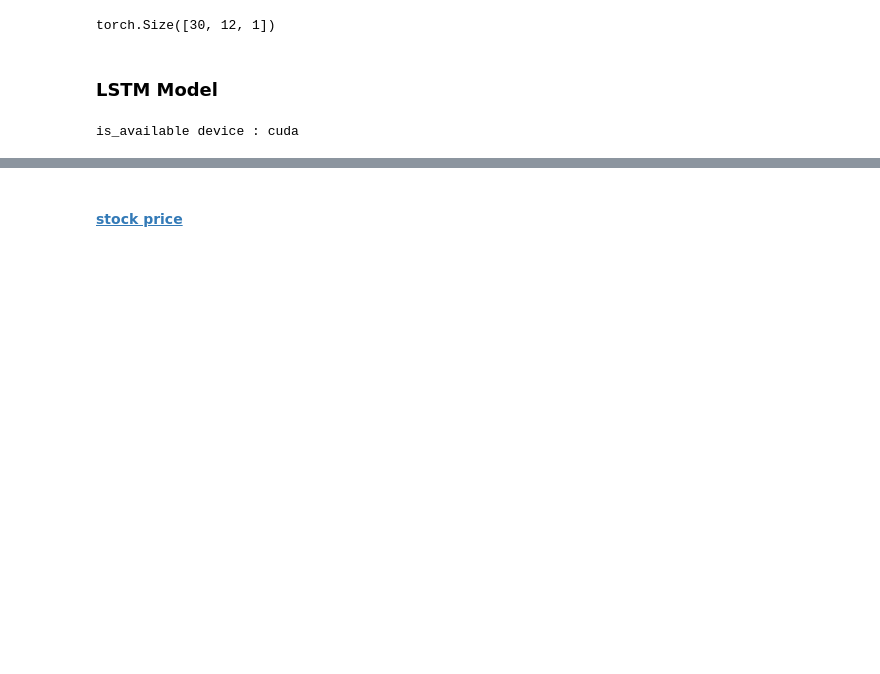
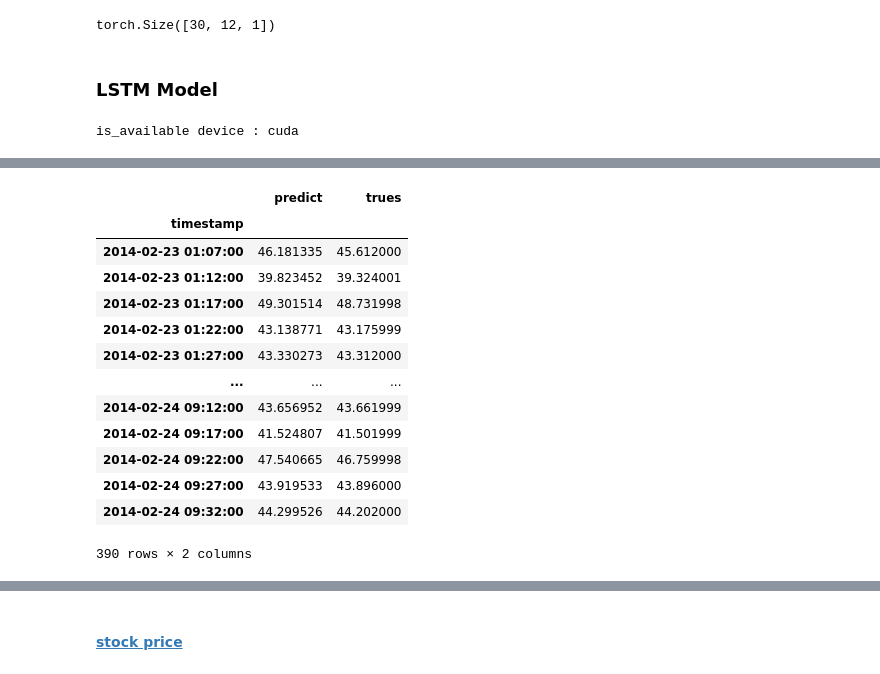
Before and after one commit to hugwolf77/sim, a Jupyter notebook: 02_DLnote/08_seq2seq.ipynb, the cells around one changed output, grey strips where cells are left out. Cells and saved outputs as stored; diff of their text form; code cells hidden in the pictures; blank space fills up the shorter version.

```diff
--- a/02_DLnote/08_seq2seq.ipynb
+++ b/02_DLnote/08_seq2seq.ipynb
@@ -462,6 +487,23 @@ predict, trues = infer_model(test_loader, model=model, device=device)
 predict = np.array(predict).squeeze()
 trues = np.array(trues).squeeze()
 infer_result = pd.DataFrame({'predict': predict, 'trues': trues}, index=test_dataset.datetime[13:])
+# %%
+infer_result
+# %% [output]
+|  | predict | trues |
+| timestamp |  |  |
+| 2014-02-23 01:07:00 | 46.181335 | 45.612000 |
+| 2014-02-23 01:12:00 | 39.823452 | 39.324001 |
+| 2014-02-23 01:17:00 | 49.301514 | 48.731998 |
+| 2014-02-23 01:22:00 | 43.138771 | 43.175999 |
+| 2014-02-23 01:27:00 | 43.330273 | 43.312000 |
+| ... | ... | ... |
+| 2014-02-24 09:12:00 | 43.656952 | 43.661999 |
+| 2014-02-24 09:17:00 | 41.524807 | 41.501999 |
+| 2014-02-24 09:22:00 | 47.540665 | 46.759998 |
+| 2014-02-24 09:27:00 | 43.919533 | 43.896000 |
+| 2014-02-24 09:32:00 | 44.299526 | 44.202000 |
+390 rows × 2 columns
 # %%
 fig, ax = plt.subplots(1,1,figsize=(25,5))
 ax.plot(infer_result['predict'].iloc[:10], color='blue', label='predict')
```
Also changed, not shown: parts of 7 cells of this notebook, 3 other files.
